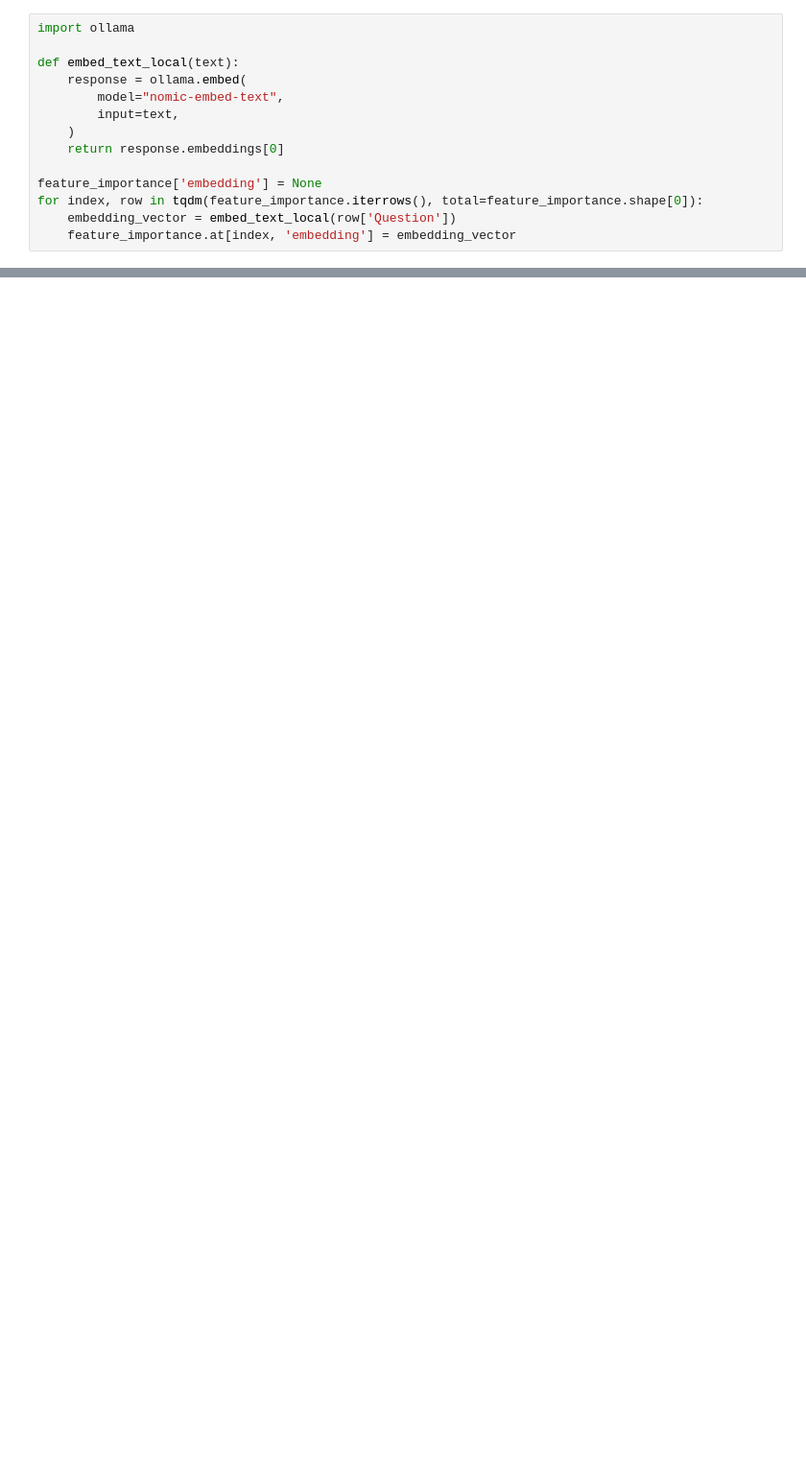
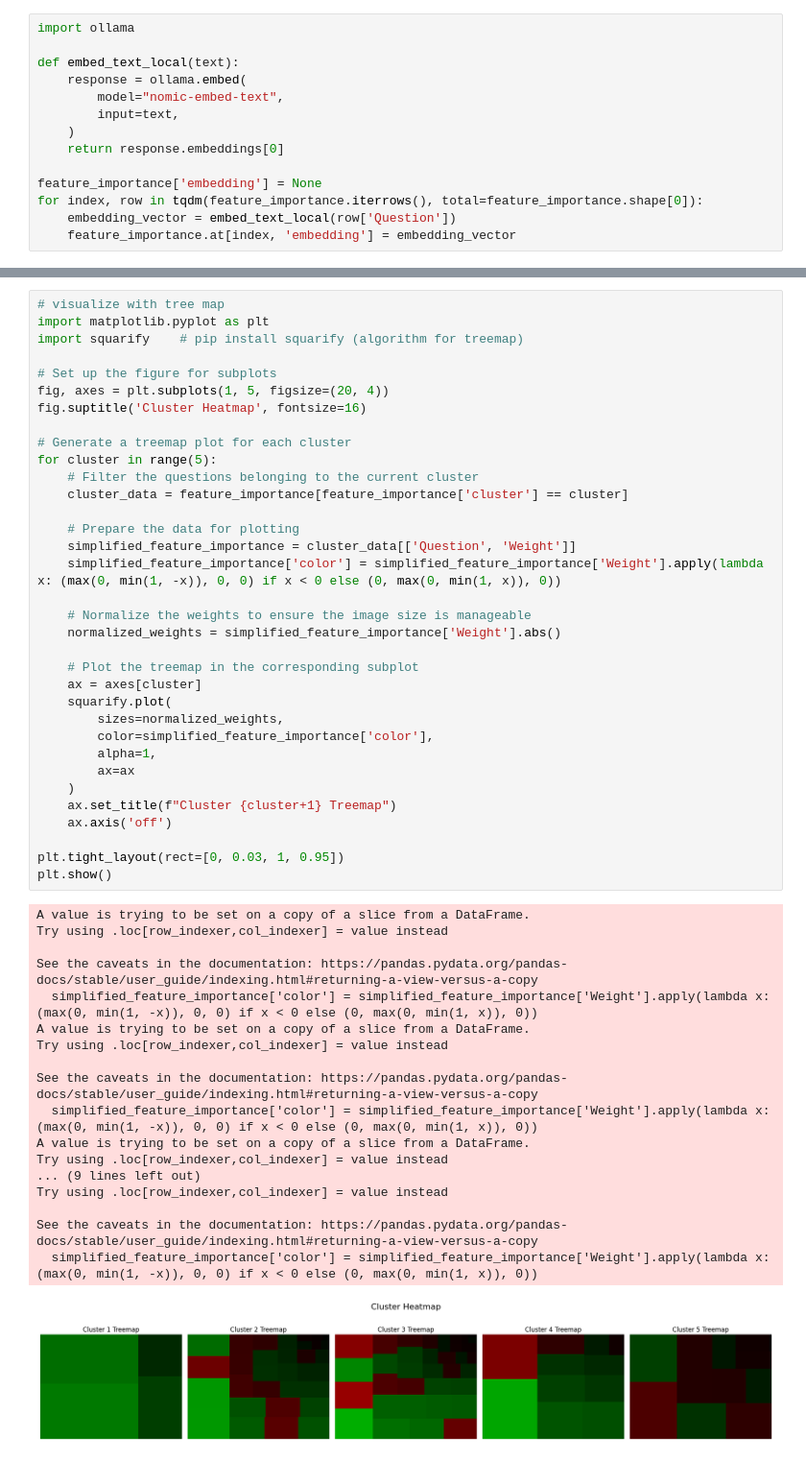
Before and after one commit to JakeAum/USSF_IDEA455_ML, a Jupyter notebook: D4D.ipynb, the cells around one changed output, grey strips where cells are left out. Shown at 96% size. Drawn from its saved outputs; the diff is of its cells as text; blank space fills up the shorter version.

Commit message:
feat: playing around with cluster coefficent data visualization

```diff
--- a/D4D.ipynb
+++ b/D4D.ipynb
@@ -249,0 +250,53 @@ Group 2:
+# %%
+# visualize with tree map
+import matplotlib.pyplot as plt
+import squarify    # pip install squarify (algorithm for treemap)
+
+# Set up the figure for subplots
+fig, axes = plt.subplots(1, 5, figsize=(20, 4))
+fig.suptitle('Cluster Heatmap', fontsize=16)
+
+# Generate a treemap plot for each cluster
+for cluster in range(5):
+    # Filter the questions belonging to the current cluster
+    cluster_data = feature_importance[feature_importance['cluster'] == cluster]
+
+    # Prepare the data for plotting
+    simplified_feature_importance = cluster_data[['Question', 'Weight']]
+    simplified_feature_importance['color'] = simplified_feature_importance['Weight'].apply(lambda x: (max(0, min(1, -x)), 0, 0) if x < 0 else (0, max(0, min(1, x)), 0))
+
+    # Normalize the weights to ensure the image size is manageable
+    normalized_weights = simplified_feature_importance['Weight'].abs()
+
+    # Plot the treemap in the corresponding subplot
+    ax = axes[cluster]
+    squarify.plot(
+        sizes=normalized_weights,
+        color=simplified_feature_importance['color'],
+        alpha=1,
+        ax=ax
+    )
+    ax.set_title(f"Cluster {cluster+1} Treemap")
+    ax.axis('off')
+
+plt.tight_layout(rect=[0, 0.03, 1, 0.95])
+plt.show()
+# %% [output]
+A value is trying to be set on a copy of a slice from a DataFrame.
+Try using .loc[row_indexer,col_indexer] = value instead
+
+See the caveats in the documentation: https://pandas.pydata.org/pandas-docs/stable/user_guide/indexing.html#returning-a-view-versus-a-copy
+  simplified_feature_importance['color'] = simplified_feature_importance['Weight'].apply(lambda x: (max(0, min(1, -x)), 0, 0) if x < 0 else (0, max(0, min(1, x)), 0))
+A value is trying to be set on a copy of a slice from a DataFrame.
+Try using .loc[row_indexer,col_indexer] = value instead
+
+See the caveats in the documentation: https://pandas.pydata.org/pandas-docs/stable/user_guide/indexing.html#returning-a-view-versus-a-copy
+  simplified_feature_importance['color'] = simplified_feature_importance['Weight'].apply(lambda x: (max(0, min(1, -x)), 0, 0) if x < 0 else (0, max(0, min(1, x)), 0))
+A value is trying to be set on a copy of a slice from a DataFrame.
+Try using .loc[row_indexer,col_indexer] = value instead
+... (9 lines left out)
+Try using .loc[row_indexer,col_indexer] = value instead
+
+See the caveats in the documentation: https://pandas.pydata.org/pandas-docs/stable/user_guide/indexing.html#returning-a-view-versus-a-copy
+  simplified_feature_importance['color'] = simplified_feature_importance['Weight'].apply(lambda x: (max(0, min(1, -x)), 0, 0) if x < 0 else (0, max(0, min(1, x)), 0))
+[figure, added]
```
Also changed, not shown: parts of 7 cells of this notebook.
